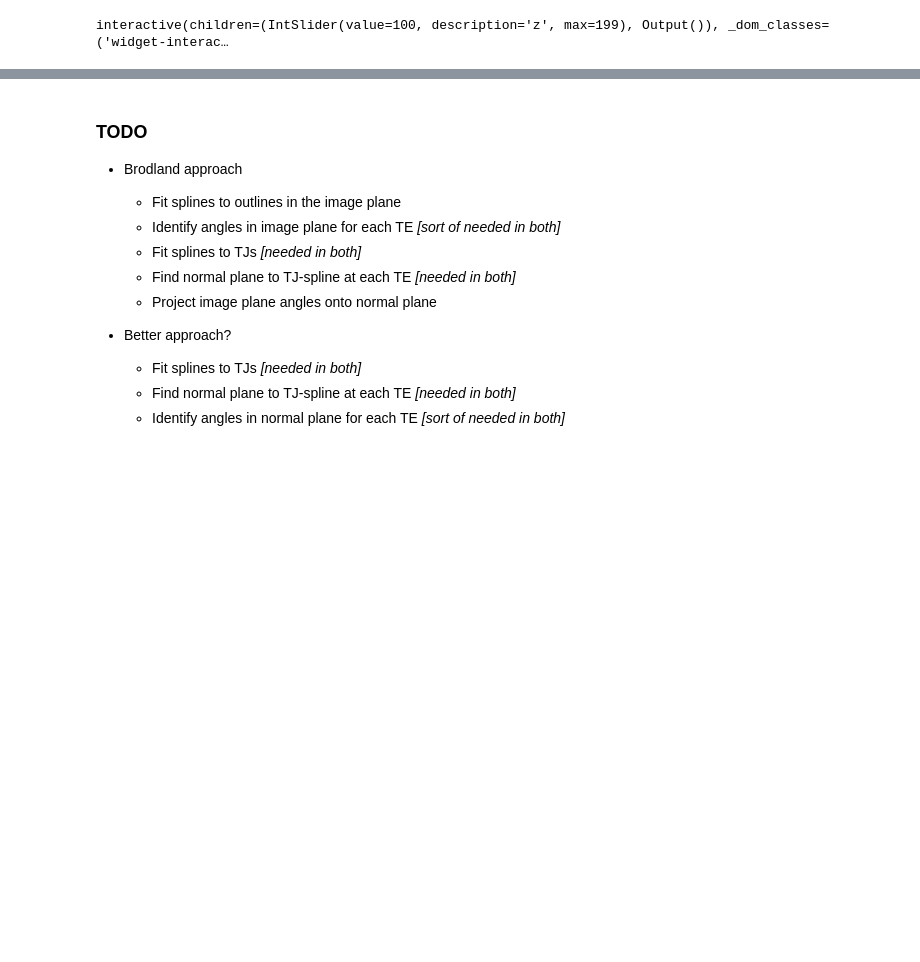
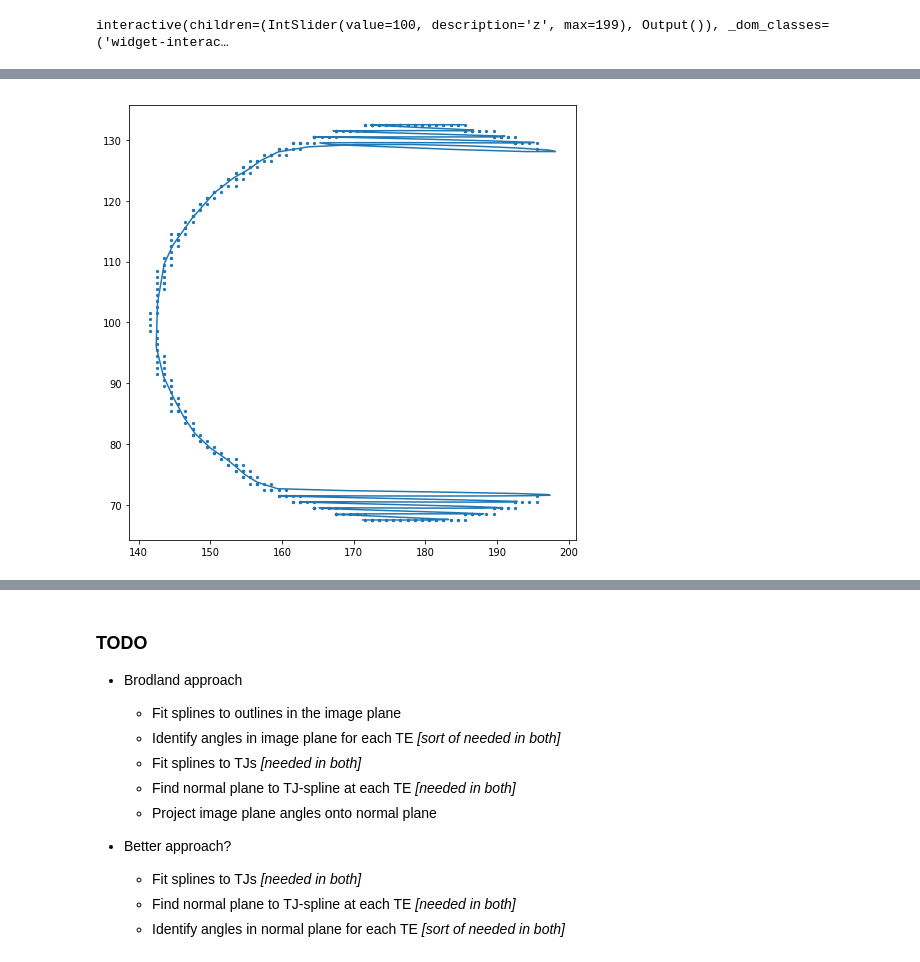
Before and after one commit to amarallab/pyCFI, a Jupyter notebook: notebooks/DEV_anglesJ.ipynb, the cells around one changed output, grey strips where cells are left out. Saved outputs shown, nothing was run; the diff lists cells and outputs as text; code cells hidden in the pictures; blank space fills up the shorter version.

```diff
--- a/notebooks/DEV_anglesJ.ipynb
+++ b/notebooks/DEV_anglesJ.ipynb
@@ -83,0 +205,26 @@ interactive(children=(IntSlider(value=100, description='z', max=199), Output()),
+# %%
+tckDict={}
+fpDict={}
+ierDict={}
+msgDict={}
+for TJ_ID in TJs.keys():
+    tck, fp, ier, msg = scipolate.splprep(x = [TJs[TJ_ID][:,2],TJs[TJ_ID][:,1],
+                                            TJs[TJ_ID][:,0]], k = 3, full_output=1, quiet=0)
+    tckDict[TJ_ID] = tck
+    fpDict[TJ_ID] = fp
+    ierDict[TJ_ID] = ier
+    msgDict[TJ_ID] = msg
+# %%
+splevDict = {}
+for TJ_ID in TJs.keys():
+    splevDict[TJ_ID] = scipolate.splev(x = np.linspace(0.0,1.0,100), tck = tckDict[TJ_ID][0])
+# %%
+plt.figure(figsize = (8,8))
+plt.scatter(TJs[(0, 1, 2)][:,1],
+            TJs[(0, 1, 2)][:,0],
+            s=5)
+plt.plot(splevDict[(0, 1, 2)][1],
+            splevDict[(0, 1, 2)][2])
+plt.show()
+# %% [output]
+[figure, added]
```
Also changed, not shown: parts of 16 cells of this notebook, 1 other file.
